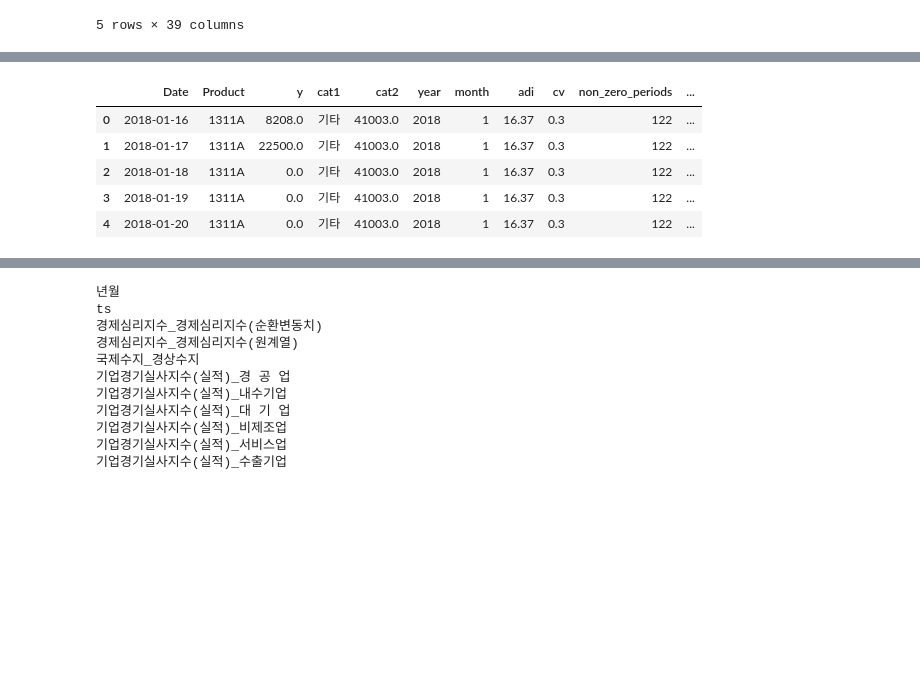
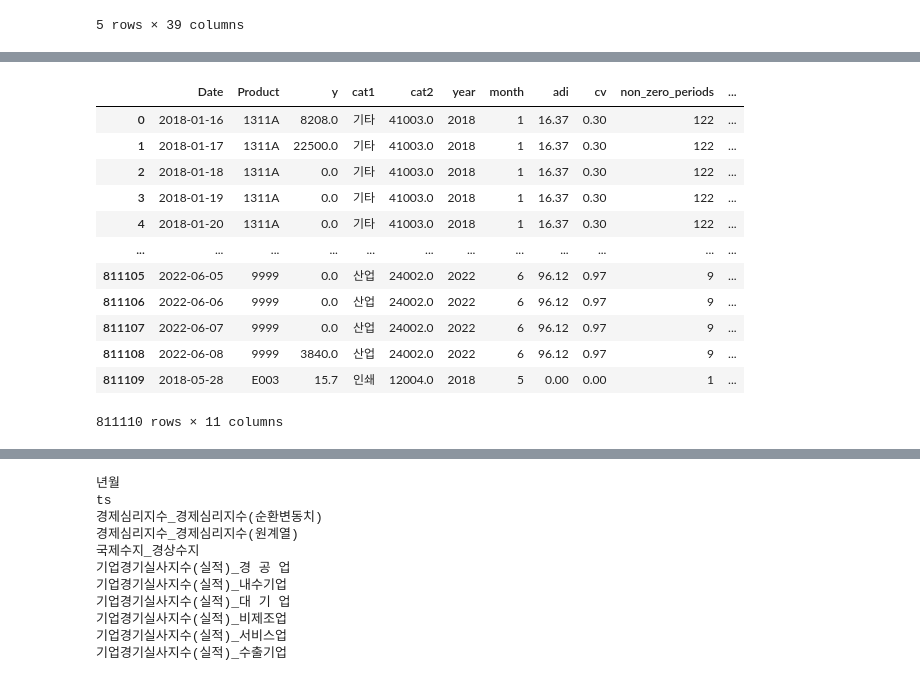
Before and after one commit to Hasaero/Demand_Forecasting_EEMD, a Jupyter notebook: Pre-processing/Data_Process.ipynb, the cells around one changed output, grey strips where cells are left out. Drawn from its saved outputs; the diff is of its cells as text; code cells hidden in the pictures; blank space fills up the shorter version.

```diff
--- a/Pre-processing/Data_Process.ipynb
+++ b/Pre-processing/Data_Process.ipynb
@@ -39,13 +78,20 @@ df.head()
 # %%
 df = pd.read_csv('../Data/HS/hansol_paper_sales_daily.csv')
 df.rename(columns={'ts':'Date', 'brand_code':'Product', 'qty':'y'}, inplace=True)
 
 df['Date'] = pd.to_datetime(df['Date'])
-df.head()
+df
 # %% [output]
 |  | Date | Product | y | cat1 | cat2 | year | month | adi | cv | non_zero_periods | ... |
-| 0 | 2018-01-16 | 1311A | 8208.0 | 기타 | 41003.0 | 2018 | 1 | 16.37 | 0.3 | 122 | ... |
-| 1 | 2018-01-17 | 1311A | 22500.0 | 기타 | 41003.0 | 2018 | 1 | 16.37 | 0.3 | 122 | ... |
-| 2 | 2018-01-18 | 1311A | 0.0 | 기타 | 41003.0 | 2018 | 1 | 16.37 | 0.3 | 122 | ... |
-| 3 | 2018-01-19 | 1311A | 0.0 | 기타 | 41003.0 | 2018 | 1 | 16.37 | 0.3 | 122 | ... |
-| 4 | 2018-01-20 | 1311A | 0.0 | 기타 | 41003.0 | 2018 | 1 | 16.37 | 0.3 | 122 | ... |
+| 0 | 2018-01-16 | 1311A | 8208.0 | 기타 | 41003.0 | 2018 | 1 | 16.37 | 0.30 | 122 | ... |
+| 1 | 2018-01-17 | 1311A | 22500.0 | 기타 | 41003.0 | 2018 | 1 | 16.37 | 0.30 | 122 | ... |
+| 2 | 2018-01-18 | 1311A | 0.0 | 기타 | 41003.0 | 2018 | 1 | 16.37 | 0.30 | 122 | ... |
+| 3 | 2018-01-19 | 1311A | 0.0 | 기타 | 41003.0 | 2018 | 1 | 16.37 | 0.30 | 122 | ... |
+| 4 | 2018-01-20 | 1311A | 0.0 | 기타 | 41003.0 | 2018 | 1 | 16.37 | 0.30 | 122 | ... |
+| ... | ... | ... | ... | ... | ... | ... | ... | ... | ... | ... | ... |
+| 811105 | 2022-06-05 | 9999 | 0.0 | 산업 | 24002.0 | 2022 | 6 | 96.12 | 0.97 | 9 | ... |
+| 811106 | 2022-06-06 | 9999 | 0.0 | 산업 | 24002.0 | 2022 | 6 | 96.12 | 0.97 | 9 | ... |
+| 811107 | 2022-06-07 | 9999 | 0.0 | 산업 | 24002.0 | 2022 | 6 | 96.12 | 0.97 | 9 | ... |
+| 811108 | 2022-06-08 | 9999 | 3840.0 | 산업 | 24002.0 | 2022 | 6 | 96.12 | 0.97 | 9 | ... |
+| 811109 | 2018-05-28 | E003 | 15.7 | 인쇄 | 12004.0 | 2018 | 5 | 0.00 | 0.00 | 1 | ... |
+811110 rows × 11 columns
```
Also changed, not shown: parts of 18 cells of this notebook, 6 other files.
